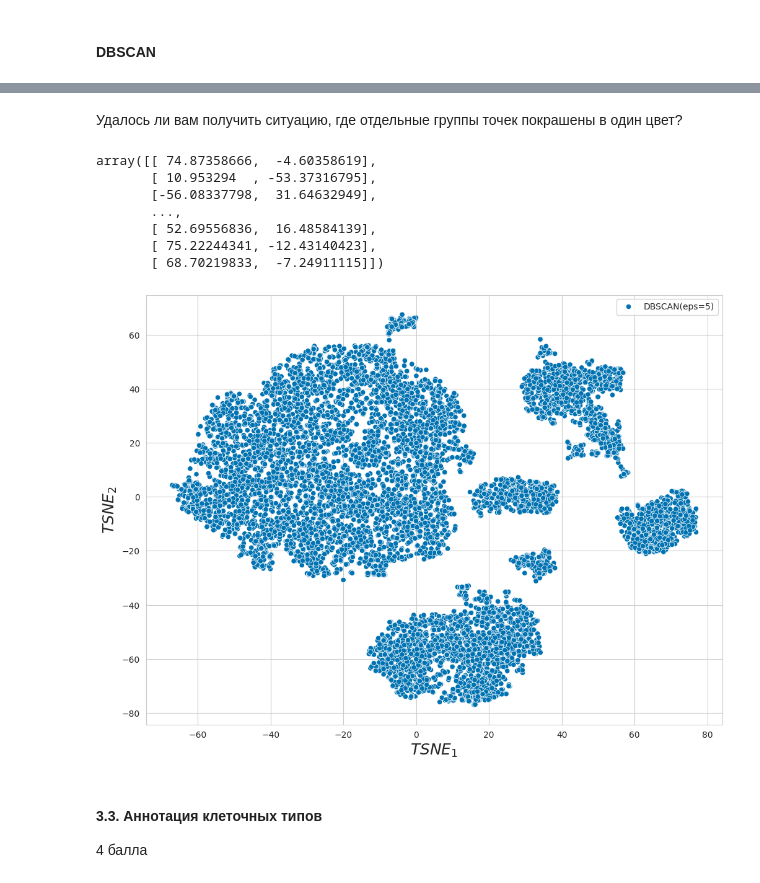
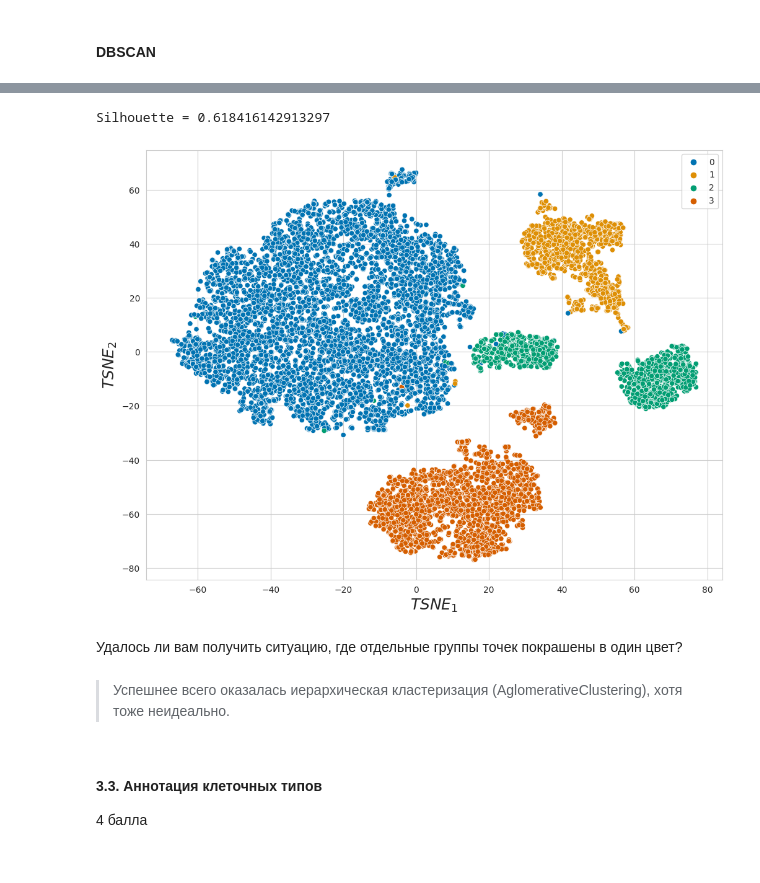
Before and after one commit to PolinaVaganova/BI-ml-2024, a Jupyter notebook: lecture_3_unsupervised_learning/homework/Cluster_tSNE.ipynb, the cells around one changed output, grey strips where cells are left out. Drawn from its saved outputs; the diff is of its cells as text; code cells hidden in the pictures.

```diff
--- a/lecture_3_unsupervised_learning/homework/Cluster_tSNE.ipynb
+++ b/lecture_3_unsupervised_learning/homework/Cluster_tSNE.ipynb
@@ -514,16 +519,15 @@ Silhouette = 0.41781319516680393
+# %%
+agglom = AgglomerativeClustering(n_clusters=4, metric='cosine', linkage='average')
+agglom_pred = agglom.fit_predict(fc_data_scale)
+plot_tsne(fc_data_scale, color= agglom_pred)
+print(f"Silhouette = {silhouette_score(fc_data_scale, agglom_pred, metric='cosine')}")
+# %% [output]
+Silhouette = 0.618416142913297
+[figure, added]
 # %% [markdown]
 Удалось ли вам получить ситуацию, где отдельные группы точек покрашены в один цвет?
-# %%
-plot_tsne(fc_data_scale, color=db_scan)
-# %% [output]
-array([[ 74.87358666,  -4.60358619],
-       [ 10.953294  , -53.37316795],
-       [-56.08337798,  31.64632949],
-       ...,
-       [ 52.69556836,  16.48584139],
-       [ 75.22244341, -12.43140423],
-       [ 68.70219833,  -7.24911115]])
-[figure, removed]
+# %% [markdown]
+> Успешнее всего оказалась иерархическая кластеризация (AglomerativeClustering), хотя тоже неидеально.
 # %% [markdown]
 #### 3.3. Аннотация клеточных типов
 
```
Also changed, not shown: parts of 22 cells of this notebook, 4 other files.
